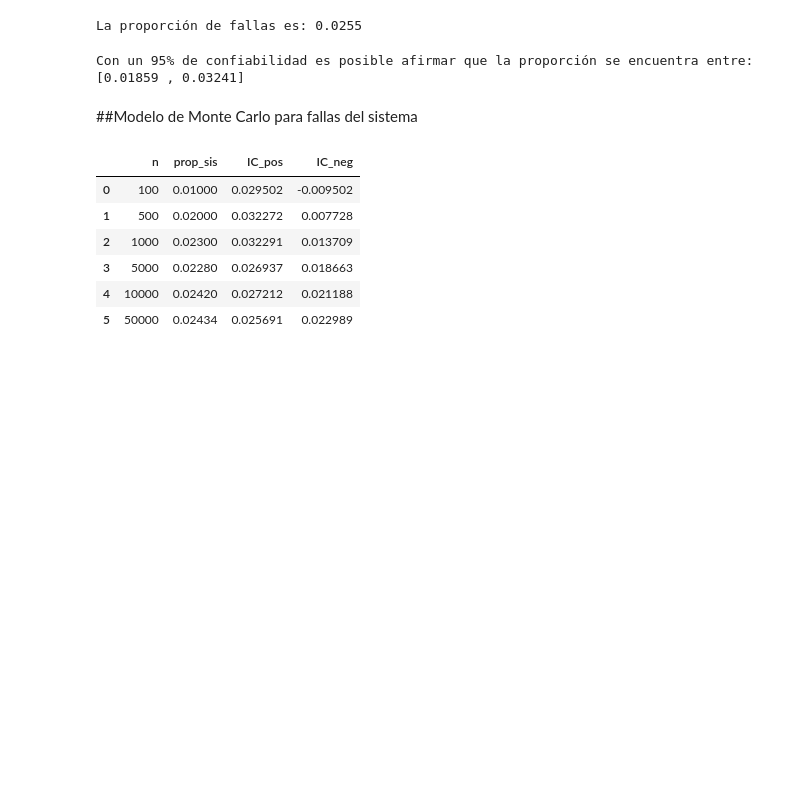
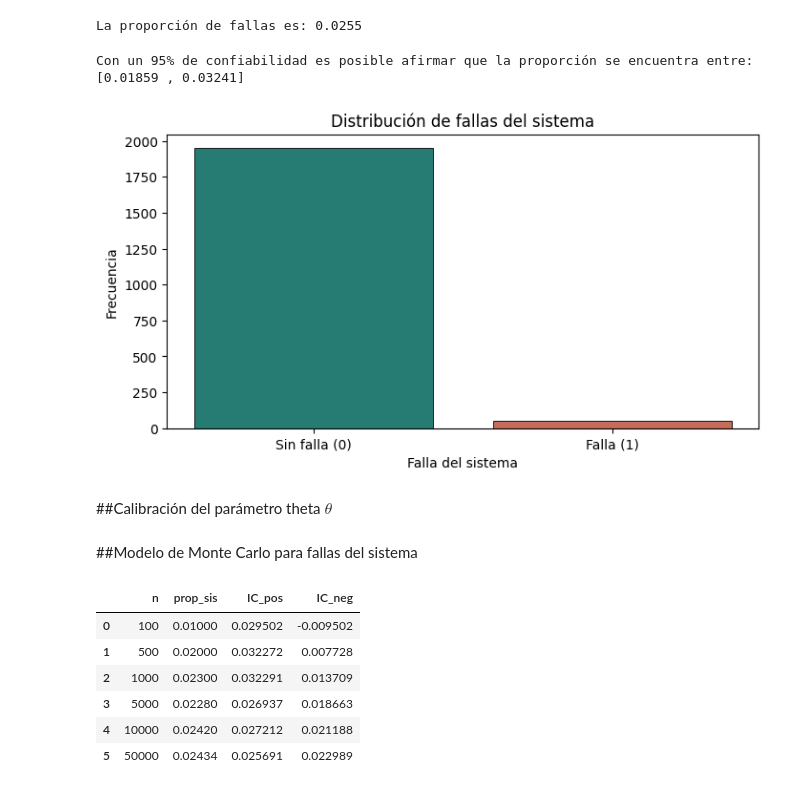
Before and after one commit to ProfeAgudelo/Modelaci-n_Estocastica, a Jupyter notebook: Problema_1_Confiabilidad_de_sistema_multicomponente_con_Cópula_Gaussiana.ipynb, the cells around one changed output. Saved outputs shown, nothing was run; the diff lists cells and outputs as text; code cells hidden in the pictures; blank space fills up the shorter version.

```diff
--- a/Problema_1_Confiabilidad_de_sistema_multicomponente_con_Cópula_Gaussiana.ipynb
+++ b/Problema_1_Confiabilidad_de_sistema_multicomponente_con_Cópula_Gaussiana.ipynb
@@ -289,6 +289,22 @@ print(f'[{round(IC_prop_data_neg,5)} , {round(IC_prop_data_pos,5)}]')
 # %% [output]
 Con un 95% de confiabilidad es posible afirmar que la proporción se encuentra entre:
 [0.01859 , 0.03241]
+# %%
+conteo = data['falla_sistema'].value_counts().sort_index()   # 0 = sin falla, 1 = falla
+
+fig, ax = plt.subplots(figsize=(8, 4))
+barras = ax.bar(['Sin falla (0)', 'Falla (1)'], conteo.values,
+                color=[colores['secundario'], colores['terracota']],
+                edgecolor='black', linewidth=0.6)
+
+plt.xlabel('Falla del sistema')
+plt.ylabel('Frecuencia')
+plt.title('Distribución de fallas del sistema')
+plt.show()
+# %% [output]
+[figure, added]
+# %% [markdown]
+##Calibración del parámetro theta $\theta$
 # %% [markdown]
 ##Modelo de Monte Carlo para fallas del sistema
 # %%
```
Also changed, not shown: parts of 1 cell of this notebook.
